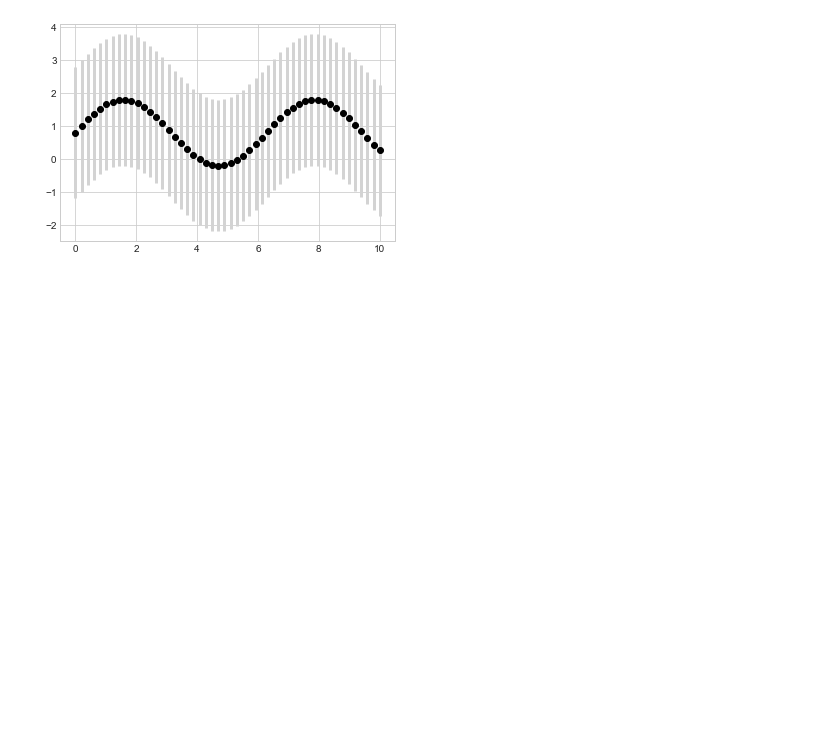
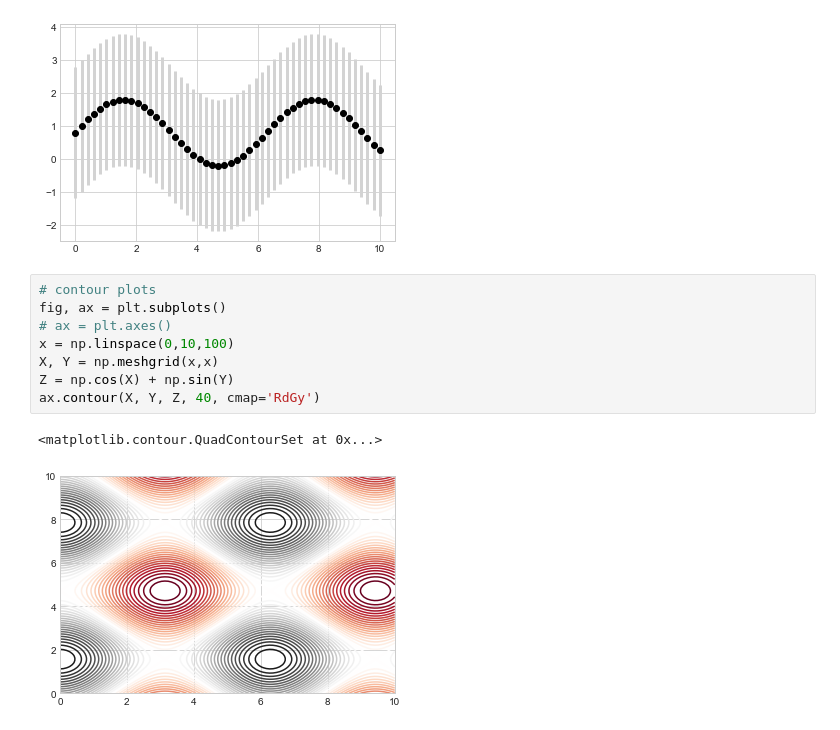
Before and after one commit to BenjaminPhillips22/Python-Data-Science-Handbook, a Jupyter notebook: Simple Line Plots.ipynb, the cells around one changed output. Cells and saved outputs as stored; diff of their text form; blank space fills up the shorter version.

Commit message:
contours

```diff
--- a/Simple Line Plots.ipynb
+++ b/Simple Line Plots.ipynb
@@ -76,3 +76,14 @@ ax.errorbar(x, y, yerr=2, fmt='o', color='black',
              ecolor='lightgray', elinewidth=3, capsize=0);
 # %% [output]
 [figure]
+# %%
+# contour plots
+fig, ax = plt.subplots()
+# ax = plt.axes()
+x = np.linspace(0,10,100)
+X, Y = np.meshgrid(x,x)
+Z = np.cos(X) + np.sin(Y)
+ax.contour(X, Y, Z, 40, cmap='RdGy')
+# %% [output]
+<matplotlib.contour.QuadContourSet at 0x...>
+[figure, added]
```
